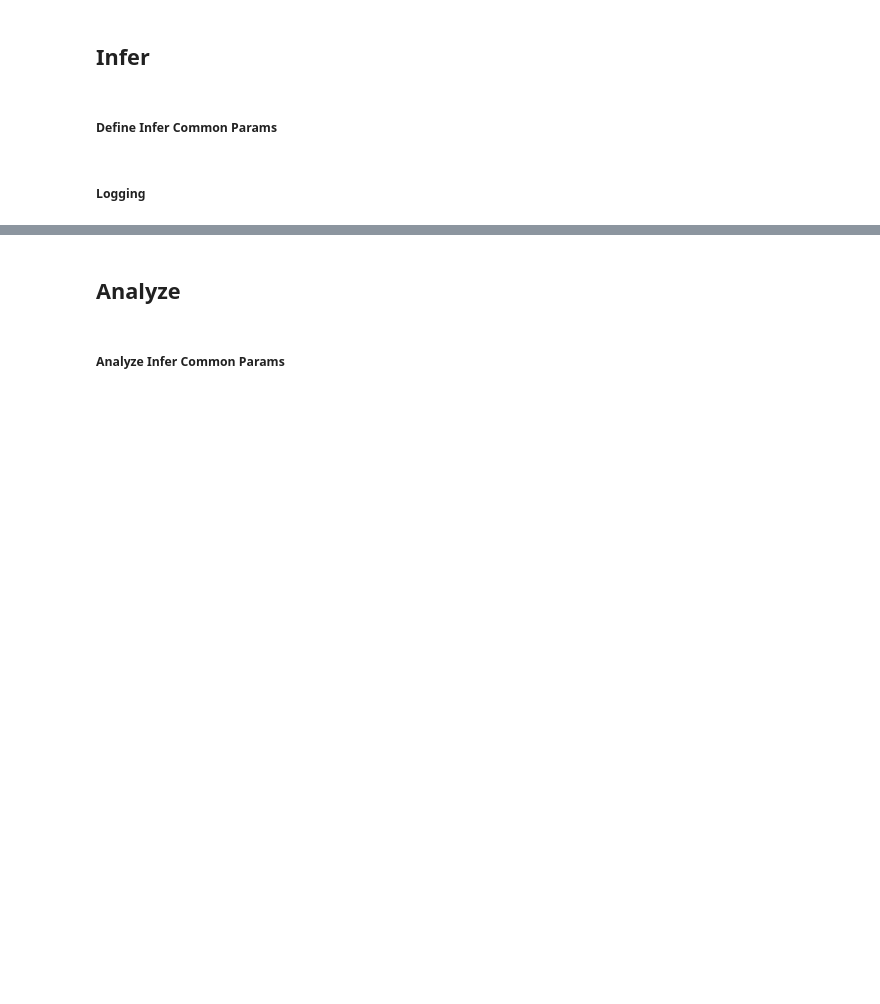
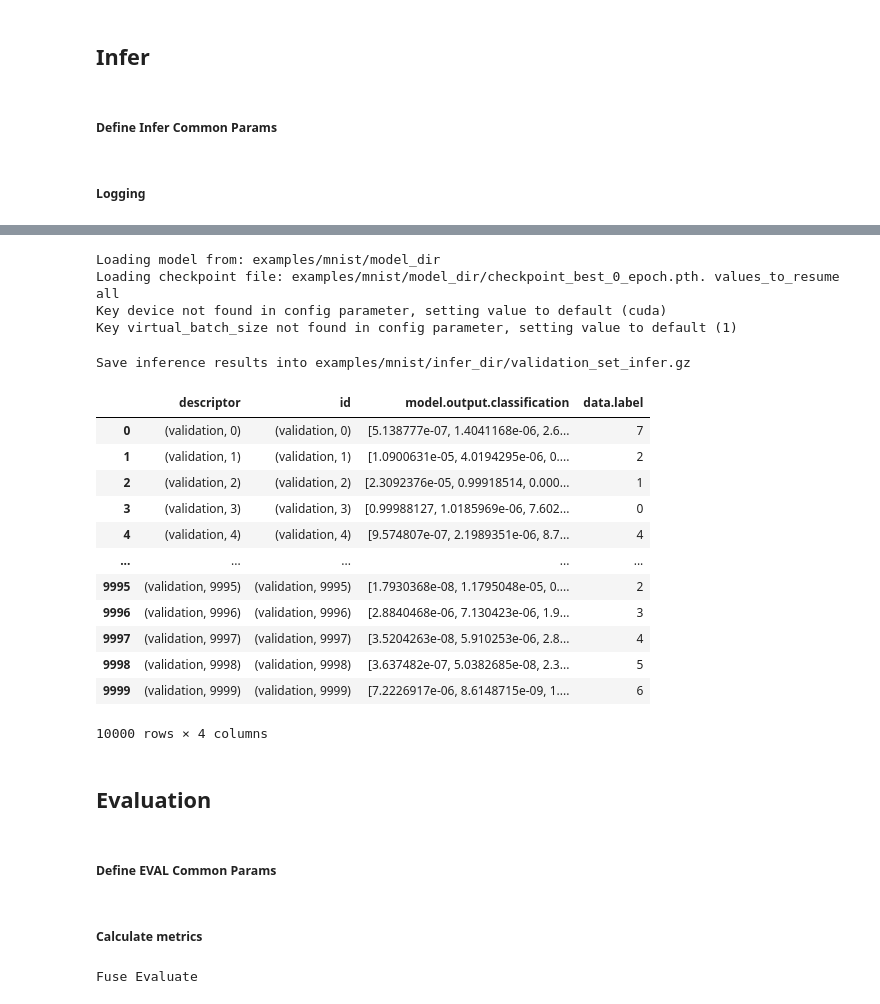
Before and after one commit to BiomedSciAI/fuse-med-ml, a Jupyter notebook: fuse_examples/tutorials/hello_world/hello_world.ipynb, the cells around one changed output, grey strips where cells are left out. Cells and saved outputs as stored; diff of their text form; code cells hidden in the pictures; blank space fills up the shorter version.

```diff
--- a/fuse_examples/tutorials/hello_world/hello_world.ipynb
+++ b/fuse_examples/tutorials/hello_world/hello_world.ipynb
@@ -175,7 +179,7 @@ PATHS = {'model_dir': os.path.join(ROOT, 'mnist/model_dir'),
          'force_reset_model_dir': True,  # If True will reset model dir automatically - otherwise will prompt 'are you sure' message.
          'cache_dir': os.path.join(ROOT, 'mnist/cache_dir'),
          'inference_dir': os.path.join(ROOT, 'mnist/infer_dir'),
-         'analyze_dir': os.path.join(ROOT, 'mnist/analyze_dir')}
+         'eval_dir': os.path.join(ROOT, 'mnist/eval_dir')}
 
 paths = PATHS
 # %% [markdown]
@@ -395,26 +549,34 @@ lgr.info(f'infer_filename={os.path.join(paths["inference_dir"], infer_common_par
 # %%
-## Data
-transform = transforms.Compose([
-    transforms.ToTensor(),
-    transforms.Normalize((0.1307,), (0.3081,))
-])
-# Create dataset
-torch_validation_dataset = torchvision.datasets.MNIST(paths['cache_dir'], download=True, train=False, transform=transform)
-# wrapping torch dataset
-validation_dataset = FuseDatasetWrapper(name='validation', dataset=torch_validation_dataset, mapping=('image', 'label'))
-validation_dataset.create()
-# dataloader
 validation_dataloader = DataLoader(dataset=validation_dataset, collate_fn=validation_dataset.collate_fn, batch_size=2, num_workers=2)
 
 ## Manager for inference
 manager = FuseManagerDefault()
 output_columns = ['model.output.classification', 'data.label']
 manager.infer(data_loader=validation_dataloader,
                 input_model_dir=paths['model_dir'],
                 checkpoint=infer_common_params['checkpoint'],
                 output_columns=output_columns,
                 output_file_name=os.path.join(paths["inference_dir"], infer_common_params["infer_filename"]))
+# %% [output]
+Loading model from: examples/mnist/model_dir
+Loading checkpoint file: examples/mnist/model_dir/checkpoint_best_0_epoch.pth. values_to_resume all
+Key device not found in config parameter, setting value to default (cuda)
+Key virtual_batch_size not found in config parameter, setting value to default (1)
+Save inference results into examples/mnist/infer_dir/validation_set_infer.gz
+|  | descriptor | id | model.output.classification | data.label |
+| 0 | (validation, 0) | (validation, 0) | [5.138777e-07, 1.4041168e-06, 2.6... | 7 |
+| 1 | (validation, 1) | (validation, 1) | [1.0900631e-05, 4.0194295e-06, 0.... | 2 |
+| 2 | (validation, 2) | (validation, 2) | [2.3092376e-05, 0.99918514, 0.000... | 1 |
+| 3 | (validation, 3) | (validation, 3) | [0.99988127, 1.0185969e-06, 7.602... | 0 |
+| 4 | (validation, 4) | (validation, 4) | [9.574807e-07, 2.1989351e-06, 8.7... | 4 |
+| ... | ... | ... | ... | ... |
+| 9995 | (validation, 9995) | (validation, 9995) | [1.7930368e-08, 1.1795048e-05, 0.... | 2 |
+| 9996 | (validation, 9996) | (validation, 9996) | [2.8840468e-06, 7.130423e-06, 1.9... | 3 |
+| 9997 | (validation, 9997) | (validation, 9997) | [3.5204263e-08, 5.910253e-06, 2.8... | 4 |
+| 9998 | (validation, 9998) | (validation, 9998) | [3.637482e-07, 5.0382685e-08, 2.3... | 5 |
+| 9999 | (validation, 9999) | (validation, 9999) | [7.2226917e-06, 8.6148715e-09, 1.... | 6 |
+10000 rows × 4 columns
 # %% [markdown]
-## **Analyze**
+## **Evaluation**
 # %% [markdown]
-##### **Analyze Infer Common Params**
+##### **Define EVAL Common Params**
@@ -421,15 +587,18 @@ manager.infer(data_loader=validation_dataloader,
+# %% [markdown]
+##### **Calculate metrics**
 # %%
-ANALYZE_COMMON_PARAMS = {}
-ANALYZE_COMMON_PARAMS['infer_filename'] = INFER_COMMON_PARAMS['infer_filename']
-ANALYZE_COMMON_PARAMS['output_filename'] = os.path.join(PATHS['analyze_dir'], 'all_metrics')
-analyze_common_params = ANALYZE_COMMON_PARAMS
 
-lgr.info('Fuse Analyze', {'attrs': ['bold', 'underline']})
+lgr.info('Fuse Evaluate', {'attrs': ['bold', 'underline']})
+
+class_names = [str(i) for i in range(10)]
 
 # metrics
-metrics = {
-    'accuracy': FuseMetricAccuracy(pred_name='model.output.classification', target_name='data.label'),
-    'roc': FuseMetricROCCurve(pred_name='model.output.classification', target_name='data.label', output_filename=os.path.join(paths['inference_dir'], 'roc_curve.png')),
-    'auc': FuseMetricAUC(pred_name='model.output.classification', target_name='data.label')
-}
+metrics = OrderedDict([
+    ('operation_point', MetricApplyThresholds(pred='model.output.classification')), # will apply argmax
+    ('accuracy', MetricAccuracy(pred='results:metrics.operation_point.cls_pred', target='data.label')),
+    ('roc', MetricROCCurve(pred='model.output.classification', target='data.label', class_names=class_names, output_filename=os.path.join(paths['inference_dir'], 'roc_curve.png'))),
+    ('auc', MetricAUCROC(pred='model.output.classification', target='data.label', class_names=class_names)),
+])
+# %% [output]
+Fuse Evaluate
 # %% [markdown]
```
Also changed, not shown: parts of 25 cells of this notebook.
